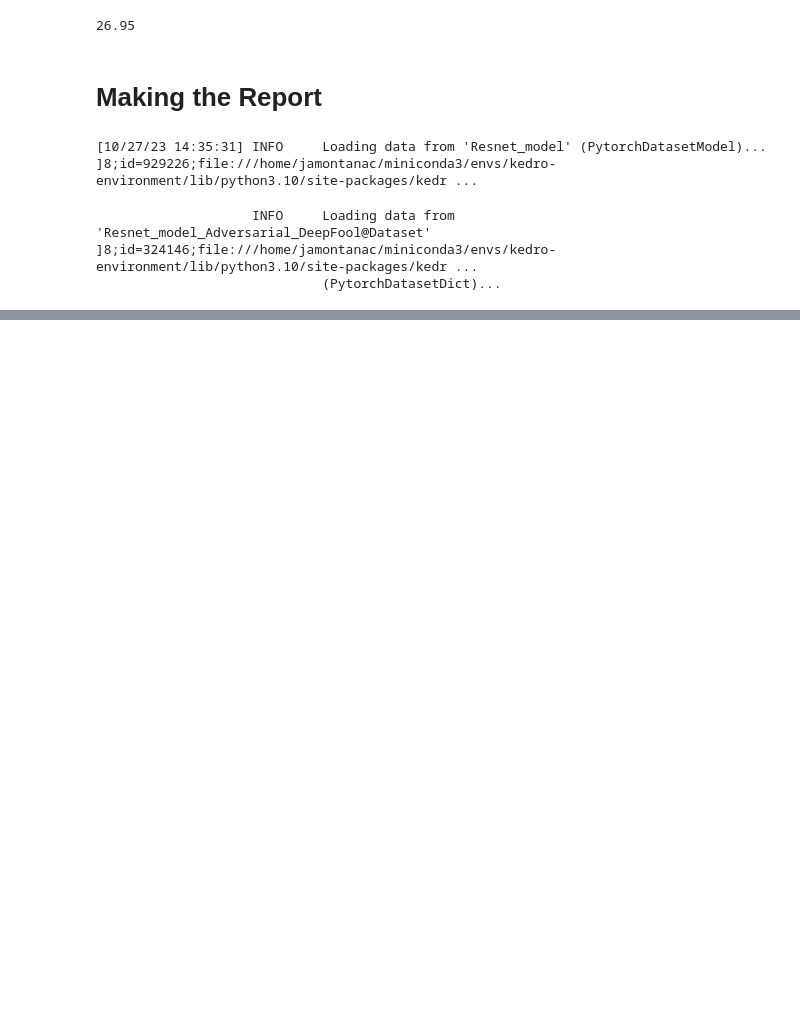
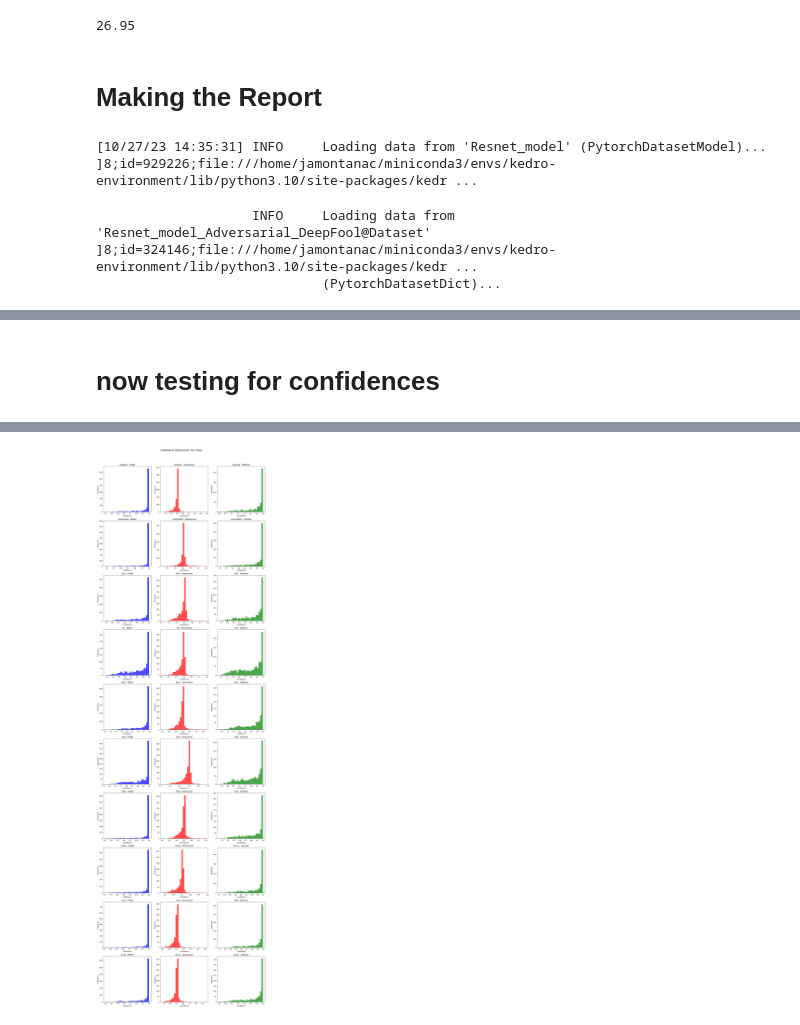
Before and after one commit to jamontanac/Fighting-Illutions, a Jupyter notebook: Fighting-Illutions/notebooks/Generating_defenses.ipynb, the cells around one changed output, grey strips where cells are left out. Saved outputs shown, nothing was run; the diff lists cells and outputs as text; code cells hidden in the pictures; blank space fills up the shorter version.

Commit message:
Testing for Report with distributions

```diff
--- a/Fighting-Illutions/notebooks/Generating_defenses.ipynb
+++ b/Fighting-Illutions/notebooks/Generating_defenses.ipynb
@@ -178,7 +178,7 @@ for model_ref in models:
     for attack in attacks:
         adver = catalog.load(f'{model_ref}_Adversarial_{attack}@Dataset')
         # Create the dataset
-        transform_fn = Compose(ResizePadTransform(ratio=0.9)
+        transform_fn = ResizePadTransform(ratio=0.9)
         # transform_fn = DistortTransform(d=4, delta=0.5)
 
         dataset = AdversarialDataset(adver, transform=transform_fn)
@@ -927,0 +903,41 @@ fig.show()
+# %% [markdown]
+# now testing for confidences
+# %%
+
+def plot_confidence_distribution(Confidences, Labels, classes):
+    confidences_model = Confidences["model_confidence"]
+    confidences_adversarial = Confidences["adversarial_confidence"]
+    confidences_defense = Confidences["defense_confidence"]
+
+    true_labels = Labels["true_labels"]
+
+    # Create a figure and a set of subplots
+    fig, axs = plt.subplots(len(classes), 3, figsize=(15, 5*len(classes)))
+    fig.suptitle('Confidence Distribution Per Class', fontsize=16)
+
+    for idx, class_name in enumerate(classes):
+        # Model
+        axs[idx][0].hist([confidences_model[i] for i, label in enumerate(true_labels) if label == idx], bins=50, alpha=0.7, label='Model', color='blue')
+        axs[idx][0].set_title(f'{class_name} - Model')
+        axs[idx][0].set_xlabel('Confidence')
+        axs[idx][0].set_ylabel('Frequency')
+
+        # Adversarial
+        axs[idx][1].hist([confidences_adversarial[i] for i, label in enumerate(true_labels) if label == idx], bins=50, alpha=0.7, label='Adversarial', color='red')
+        axs[idx][1].set_title(f'{class_name} - Adversarial')
+        axs[idx][1].set_xlabel('Confidence')
+        axs[idx][1].set_ylabel('Frequency')
+
+        # Defense
+        axs[idx][2].hist([confidences_defense[i] for i, label in enumerate(true_labels) if label == idx], bins=50, alpha=0.7, label='Defense', color='green')
+        axs[idx][2].set_title(f'{class_name} - Defense')
+        axs[idx][2].set_xlabel('Confidence')
+        axs[idx][2].set_ylabel('Frequency')
+
+    # Adjust layout
+    plt.tight_layout()
+    plt.subplots_adjust(top=0.95)
+    plt.show()
+# %%
+plot_confidence_distribution(confidences,labels,classes)
+# %% [output]
@@ -927,0 +945 @@ fig.show()
+[figure, added]
```
Also changed, not shown: parts of 24 cells of this notebook.
